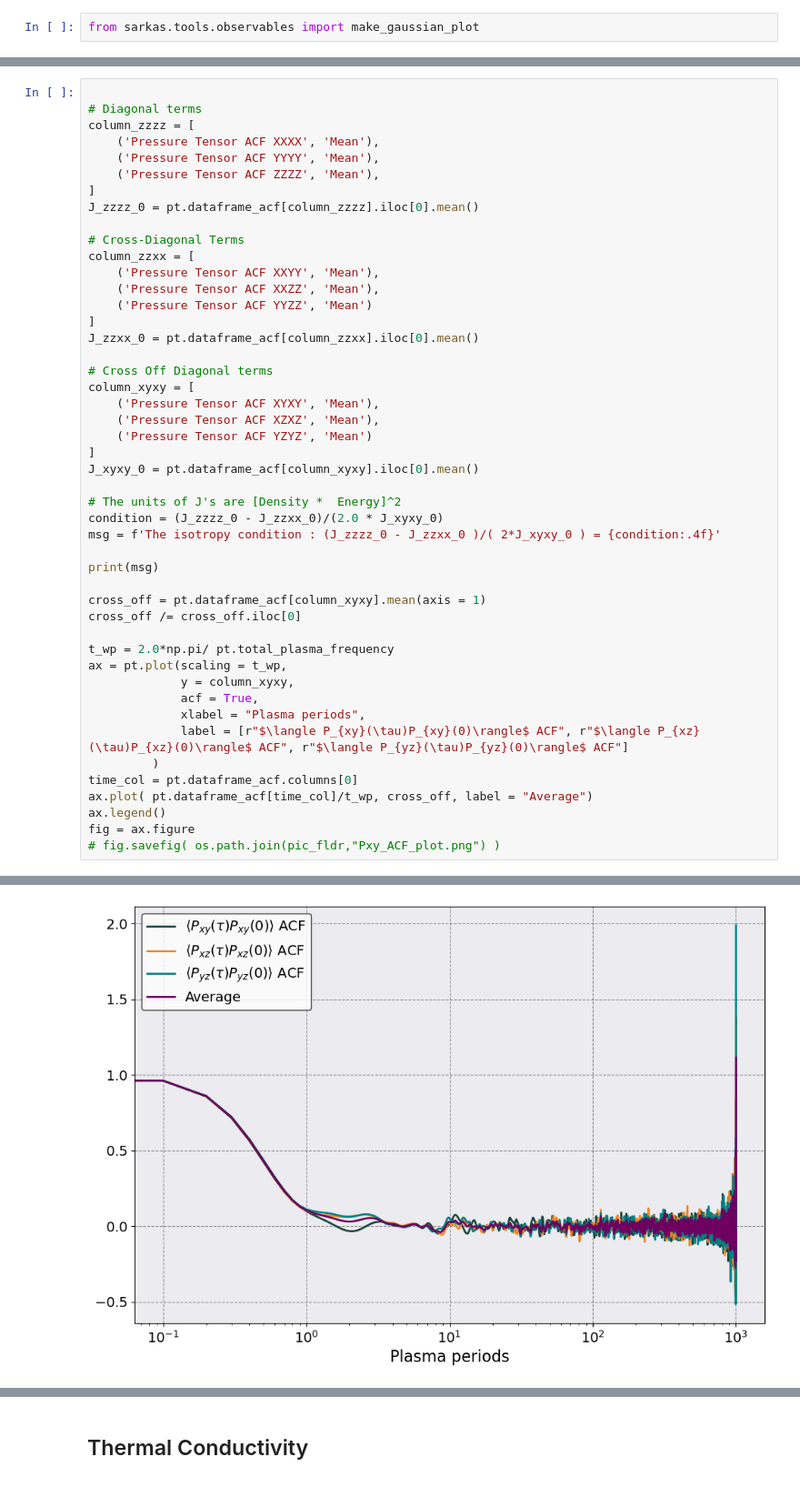
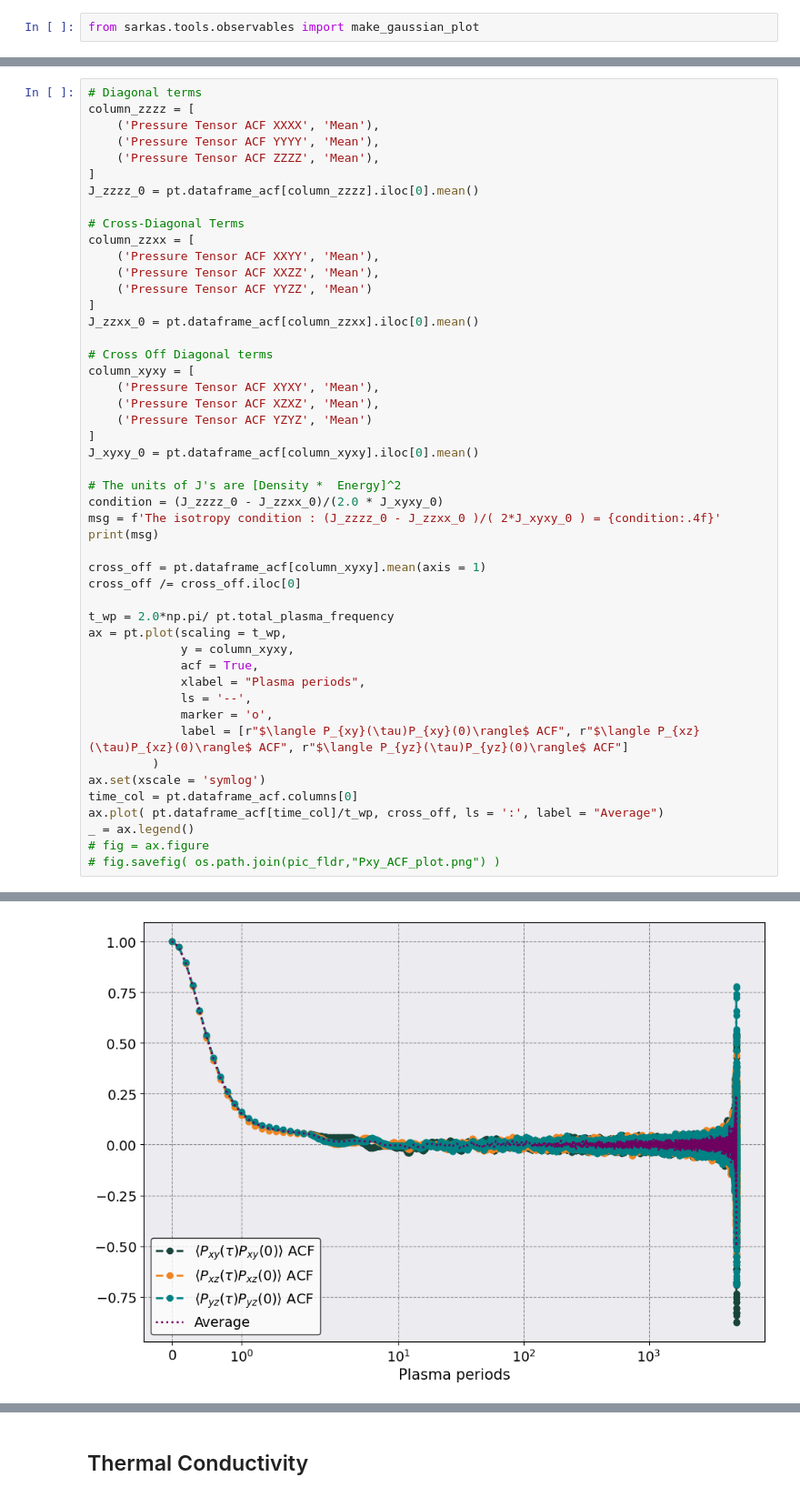
Before and after one commit to lucianogsilvestri/sarkas, a Jupyter notebook: docs/examples/YOCP/YOCP_Transport_NB.ipynb, the cells around one changed output, grey strips where cells are left out. Shown: that part at 91% size. Saved outputs shown, nothing was run; the diff lists cells and outputs as text.

```diff
--- a/docs/examples/YOCP/YOCP_Transport_NB.ipynb
+++ b/docs/examples/YOCP/YOCP_Transport_NB.ipynb
@@ -315,5 +397,4 @@ pt.dataframe_acf
 # %%
-
 # Diagonal terms
 column_zzzz = [
     ('Pressure Tensor ACF XXXX', 'Mean'),
@@ -341,7 +422,6 @@ J_xyxy_0 = pt.dataframe_acf[column_xyxy].iloc[0].mean()
 # The units of J's are [Density *  Energy]^2
 condition = (J_zzzz_0 - J_zzxx_0)/(2.0 * J_xyxy_0)
 msg = f'The isotropy condition : (J_zzzz_0 - J_zzxx_0 )/( 2*J_xyxy_0 ) = {condition:.4f}'
-
 print(msg)
 
 cross_off = pt.dataframe_acf[column_xyxy].mean(axis = 1)
@@ -352,11 +432,14 @@ ax = pt.plot(scaling = t_wp,
              y = column_xyxy,
              acf = True,
              xlabel = "Plasma periods",
+             ls = '--',
+             marker = 'o',
              label = [r"$\langle P_{xy}(\tau)P_{xy}(0)\rangle$ ACF", r"$\langle P_{xz}(\tau)P_{xz}(0)\rangle$ ACF", r"$\langle P_{yz}(\tau)P_{yz}(0)\rangle$ ACF"]
          )
+ax.set(xscale = 'symlog')
 time_col = pt.dataframe_acf.columns[0]
-ax.plot( pt.dataframe_acf[time_col]/t_wp, cross_off, label = "Average")
-ax.legend()
-fig = ax.figure
+ax.plot( pt.dataframe_acf[time_col]/t_wp, cross_off, ls = ':', label = "Average")
+_ = ax.legend()
+# fig = ax.figure
 # fig.savefig( os.path.join(pic_fldr,"Pxy_ACF_plot.png") )
 # %% [output]
@@ -364,2 +447,2 @@ The isotropy condition : (J_zzzz_0 - J_zzxx_0 )/( 2*J_xyxy_0 ) = 0.5093
-[figure, old version]
+[figure, new version]
 # %% [markdown]
```
Also changed, not shown: parts of 58 cells of this notebook, 15 other files.
